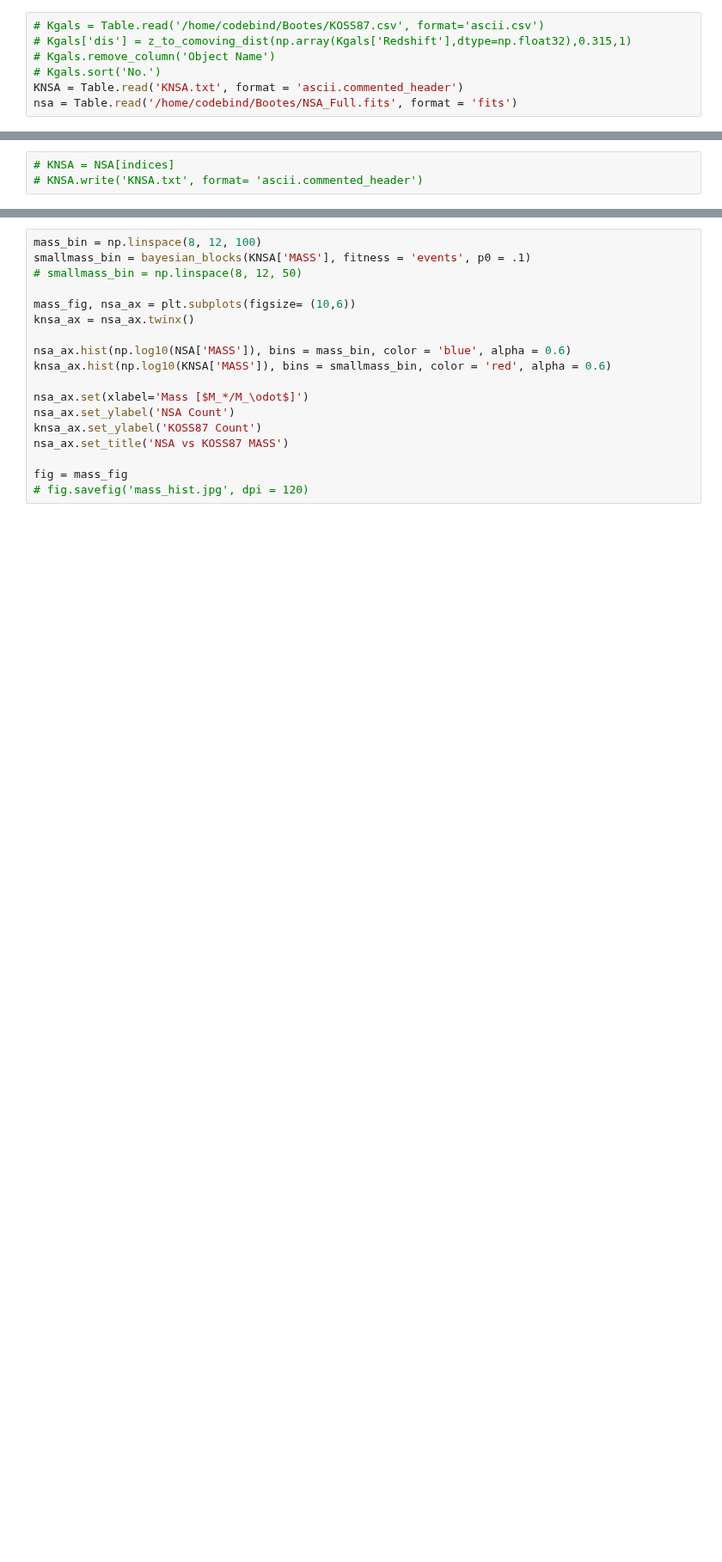
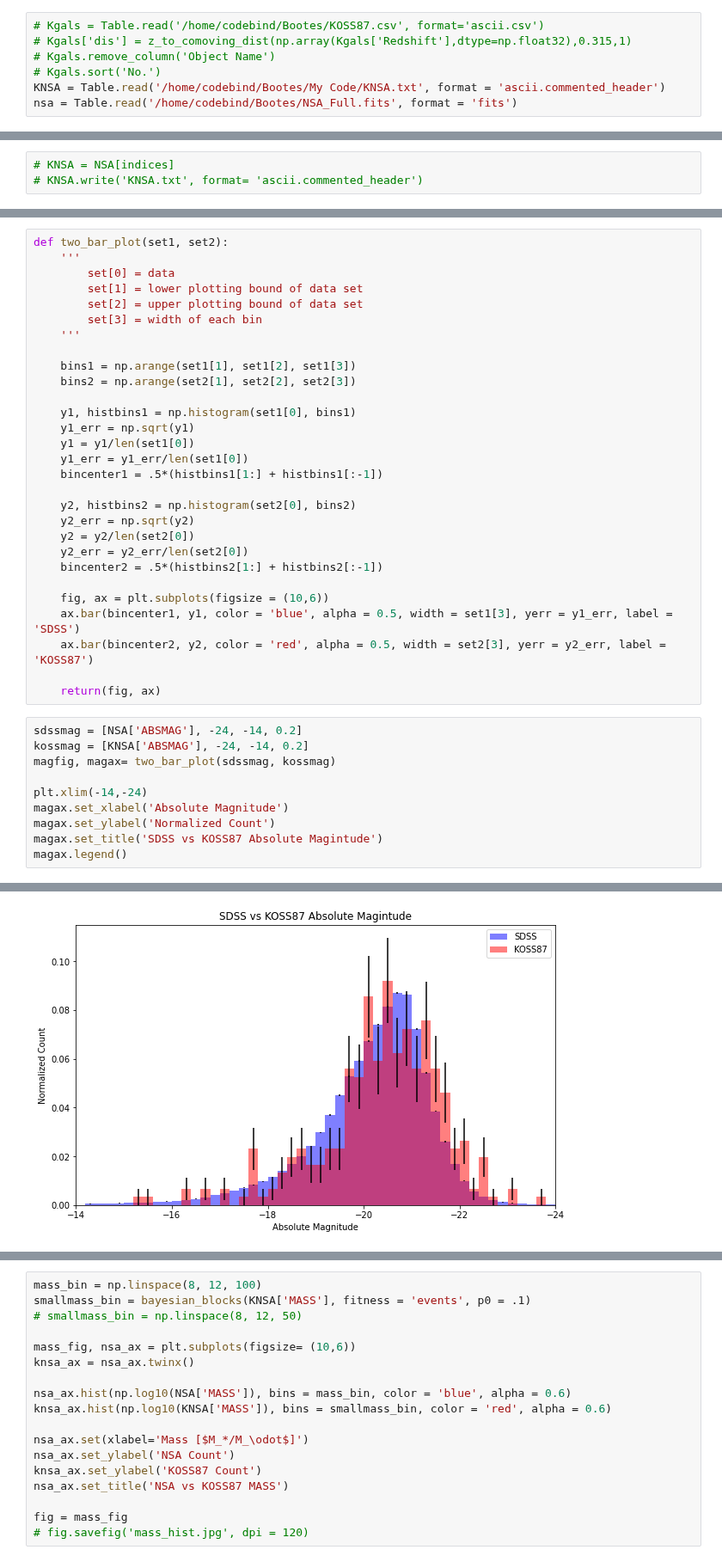
Before and after one commit to DESI-UR/Void_analysis, a Jupyter notebook: nb/Taryn_Lovan/Galaxy_Properties.ipynb, the cells around one changed output, grey strips where cells are left out. Shown at 86% size. Drawn from its saved outputs; the diff is of its cells as text; blank space fills up the shorter version.

```diff
--- a/nb/Taryn_Lovan/Galaxy_Properties.ipynb
+++ b/nb/Taryn_Lovan/Galaxy_Properties.ipynb
@@ -17,7 +17,7 @@ import matplotlib.pyplot as plt
 # Kgals['dis'] = z_to_comoving_dist(np.array(Kgals['Redshift'],dtype=np.float32),0.315,1)
 # Kgals.remove_column('Object Name')
 # Kgals.sort('No.')
-KNSA = Table.read('KNSA.txt', format = 'ascii.commented_header')
+KNSA = Table.read('/home/codebind/Bootes/My Code/KNSA.txt', format = 'ascii.commented_header')
 nsa = Table.read('/home/codebind/Bootes/NSA_Full.fits', format = 'fits')
 # %%
 catalog_SDSS = nsa[nsa['IN_DR7_LSS'] == 1]
@@ -177,0 +74,40 @@ Text(0.5, 1.0, 'NSA vs KOSS87 Specific Star Formation Rate')
+# %%
+def two_bar_plot(set1, set2):
+    '''
+        set[0] = data
+        set[1] = lower plotting bound of data set
+        set[2] = upper plotting bound of data set
+        set[3] = width of each bin
+    '''
+
+    bins1 = np.arange(set1[1], set1[2], set1[3])
+    bins2 = np.arange(set2[1], set2[2], set2[3])
+
+    y1, histbins1 = np.histogram(set1[0], bins1)
+    y1_err = np.sqrt(y1)
+    y1 = y1/len(set1[0])
+    y1_err = y1_err/len(set1[0])
+    bincenter1 = .5*(histbins1[1:] + histbins1[:-1])
+
+    y2, histbins2 = np.histogram(set2[0], bins2)
+    y2_err = np.sqrt(y2)
+    y2 = y2/len(set2[0])
+    y2_err = y2_err/len(set2[0])
+    bincenter2 = .5*(histbins2[1:] + histbins2[:-1])
+
+    fig, ax = plt.subplots(figsize = (10,6))
+    ax.bar(bincenter1, y1, color = 'blue', alpha = 0.5, width = set1[3], yerr = y1_err, label = 'SDSS')
+    ax.bar(bincenter2, y2, color = 'red', alpha = 0.5, width = set2[3], yerr = y2_err, label = 'KOSS87')
+
+    return(fig, ax)
+# %%
+sdssmag = [NSA['ABSMAG'], -24, -14, 0.2]
+kossmag = [KNSA['ABSMAG'], -24, -14, 0.2]
+magfig, magax= two_bar_plot(sdssmag, kossmag)
+
+plt.xlim(-14,-24)
+magax.set_xlabel('Absolute Magnitude')
+magax.set_ylabel('Normalized Count')
+magax.set_title('SDSS vs KOSS87 Absolute Magintude')
+magax.legend()
+# %% [output]
@@ -177,0 +115 @@ Text(0.5, 1.0, 'NSA vs KOSS87 Specific Star Formation Rate')
+[figure, added]
```
Also changed, not shown: parts of 12 cells of this notebook.
